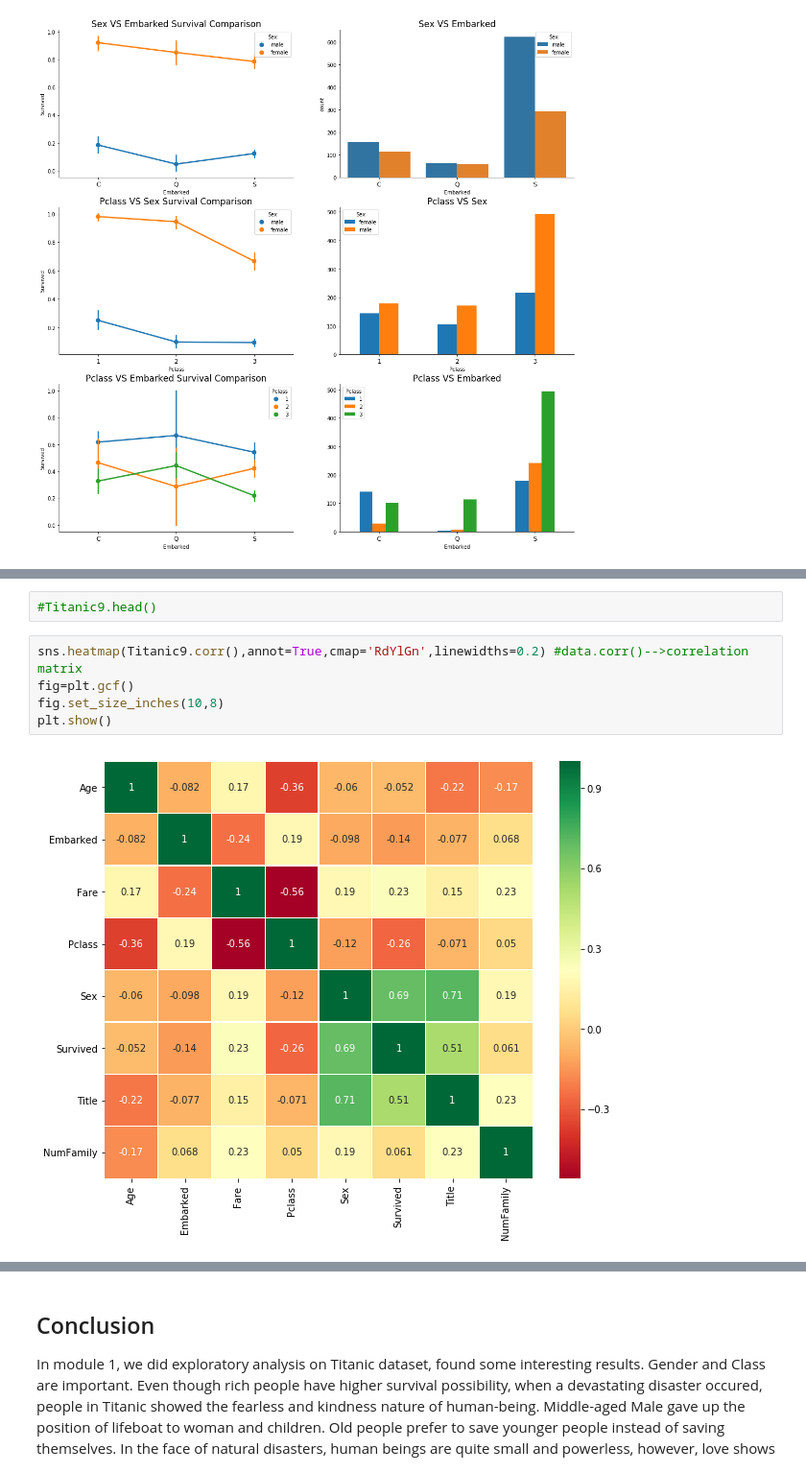
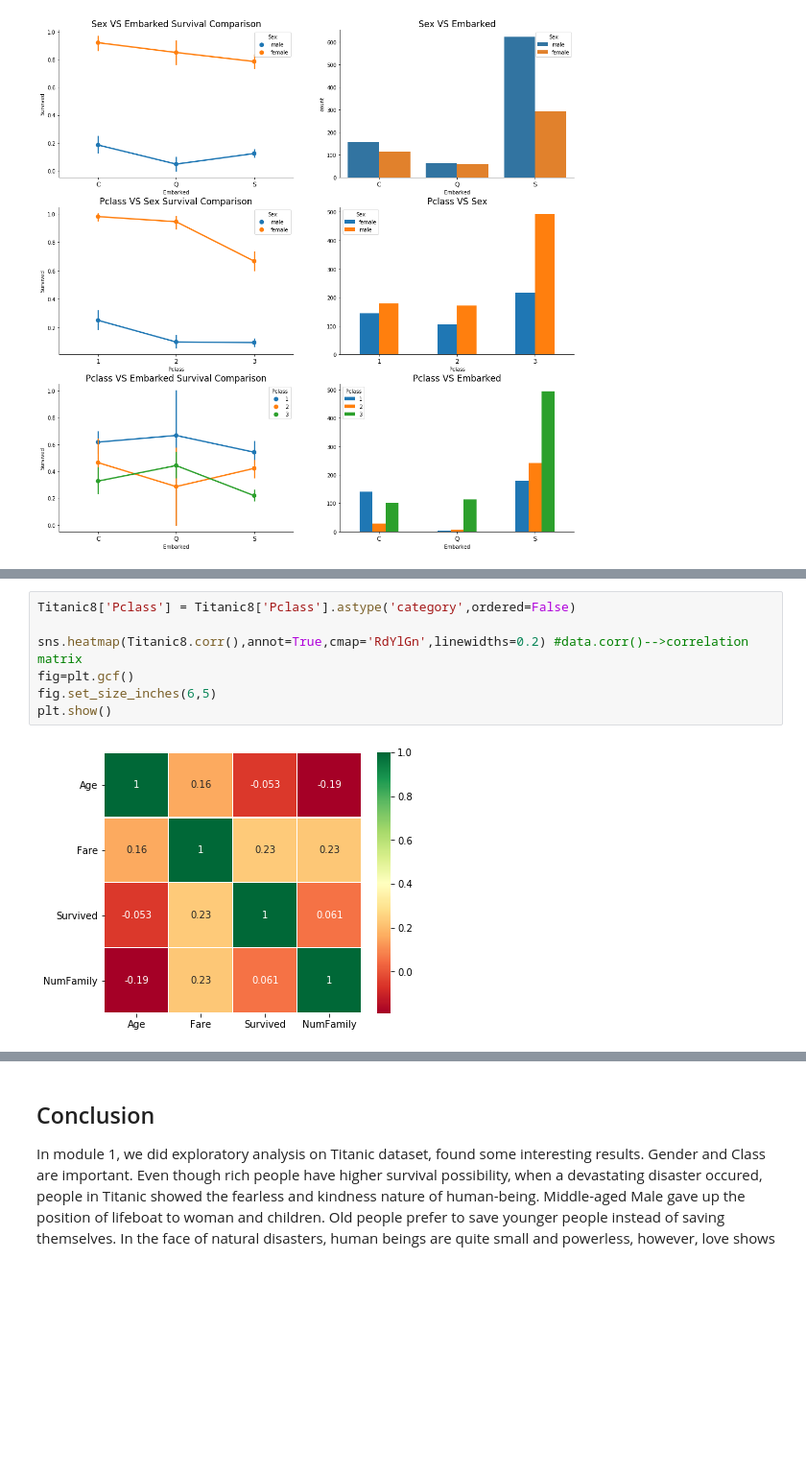
Before and after one commit to CoolGIRLCOCO/Project-Titantic-Survival-Prediction-ToBContinuted, a Jupyter notebook: Predict Survival on Titanic Datasets Using Classification Methods(Part 1).ipynb, the cells around one changed output, grey strips where cells are left out. Shown: that part at 96% size. Saved outputs shown, nothing was run; the diff lists cells and outputs as text; blank space fills up the shorter version.

```diff
--- a/Predict Survival on Titanic Datasets Using Classification Methods(Part 1).ipynb
+++ b/Predict Survival on Titanic Datasets Using Classification Methods(Part 1).ipynb
@@ -876,9 +865,9 @@ memory usage: 92.0 KB
-# %%
-#Titanic9.head()
 # %%
-sns.heatmap(Titanic9.corr(),annot=True,cmap='RdYlGn',linewidths=0.2) #data.corr()-->correlation matrix
+Titanic8['Pclass'] = Titanic8['Pclass'].astype('category',ordered=False)
+
+sns.heatmap(Titanic8.corr(),annot=True,cmap='RdYlGn',linewidths=0.2) #data.corr()-->correlation matrix
 fig=plt.gcf()
-fig.set_size_inches(10,8)
+fig.set_size_inches(6,5)
 plt.show()
 # %% [output]
-[figure, old version]
+[figure, new version]
```
Also changed, not shown: parts of 12 cells of this notebook.
